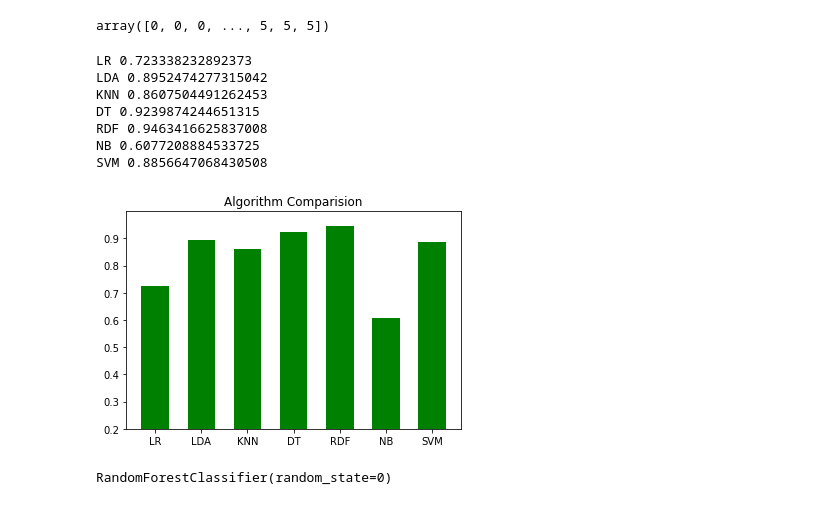
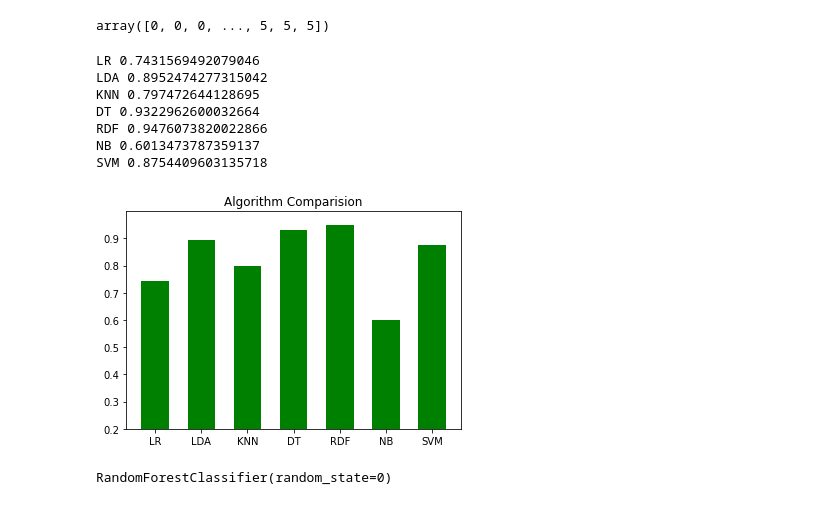
Before and after one commit to sumathisrini/ML_classification_Individual_Project, a Jupyter notebook: Project_obesity.ipynb, the cells around one changed output. Saved outputs shown, nothing was run; the diff lists cells and outputs as text; code cells hidden in the pictures.

```diff
--- a/Project_obesity.ipynb
+++ b/Project_obesity.ipynb
@@ -388,6 +445,12 @@ array([0, 0, 0, ..., 5, 5, 5])
 # Now we hv to didvide the data into train and testing
 from sklearn.model_selection import train_test_split
 x_train,x_test,y_train,y_test=train_test_split(x,y,test_size=.25,random_state=0)
+# %%
+# scaling the data set
+from sklearn.preprocessing import StandardScaler
+sc=StandardScaler()
+x_train=sc.fit_transform(x_train)
+x_test=sc.transform(x_test)
 # %%
 # Bring in 6 models and run the data to find which model is best fit
 from sklearn.discriminant_analysis import LinearDiscriminantAnalysis
@@ -415,7 +478,6 @@ models.append(('NB',GaussianNB()))
 models.append(('SVM',SVC(gamma='auto')))
 # %%
 #Running the models
-results=[]
 names=[]
 res=[]
 for name,model in models:
@@ -425,21 +487,21 @@ for name,model in models:
     res.append(cv_results.mean())
     print(name,cv_results.mean())
 # %% [output]
-LR 0.723338232892373
+LR 0.7431569492079046
 LDA 0.8952474277315042
-KNN 0.8607504491262453
-DT 0.9239874244651315
-RDF 0.9463416625837008
-NB 0.6077208884533725
-SVM 0.8856647068430508
+KNN 0.797472644128695
+DT 0.9322962600032664
+RDF 0.9476073820022866
+NB 0.6013473787359137
+SVM 0.8754409603135718
 # %%
-import matplotlib.pyplot as pyplot
-pyplot.ylim(.200,.999)
-pyplot.bar(names,res,color='Green',width=0.6)
-pyplot.title('Algorithm Comparision')
-pyplot.show()
+# ploting all the above values
+plt.ylim(.200,.999)
+plt.bar(names,res,color='Green',width=0.6)
+plt.title('Algorithm Comparision')
+plt.show()
 # %% [output]
-[figure, old version]
+[figure, new version]
 # %%
 # from  above comparision we can say that Random forest is good one has got better accuarcy
 model=RandomForestClassifier(random_state=0)
```
Also changed, not shown: parts of 13 cells of this notebook.
